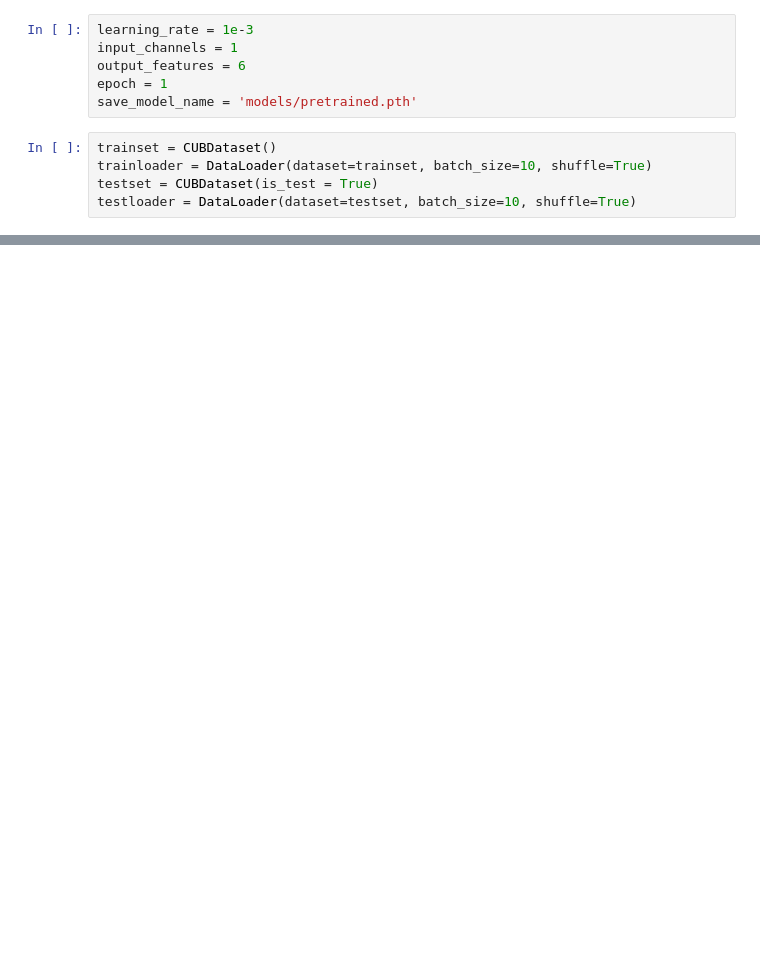
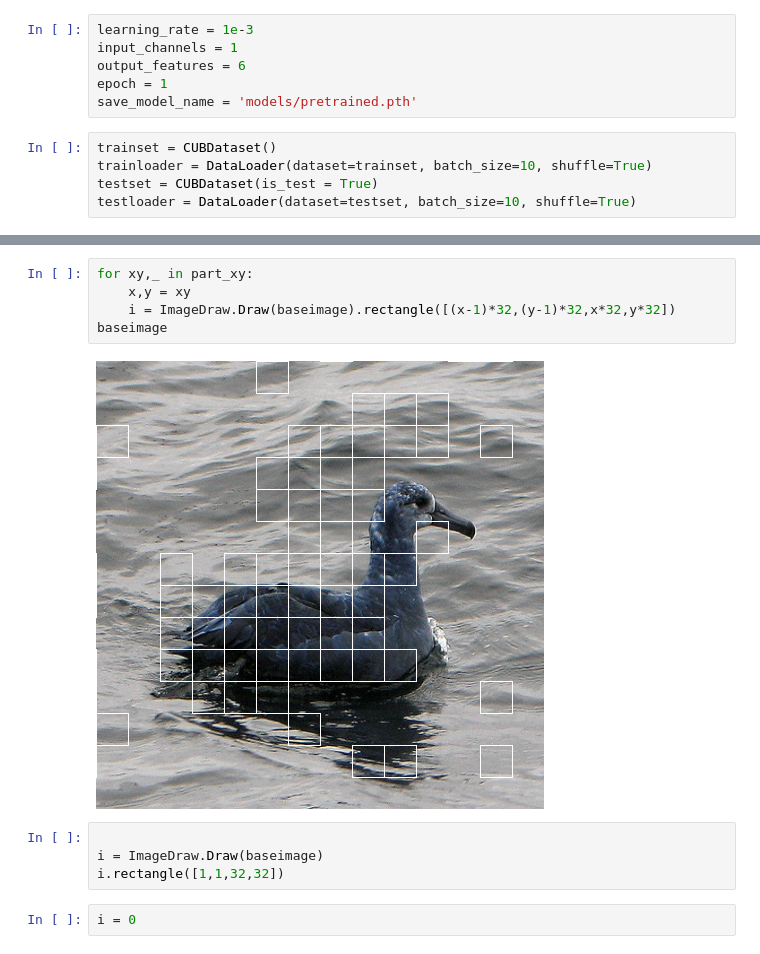
Before and after one commit to Vins1805/cnn-fine-grained-image-recognition, a Jupyter notebook: 1-pretrained-models.ipynb, the cells around one changed output, grey strips where cells are left out. Cells and saved outputs as stored; diff of their text form; blank space fills up the shorter version.

```diff
--- a/1-pretrained-models.ipynb
+++ b/1-pretrained-models.ipynb
@@ -101,0 +126,13 @@ torch.cuda.memory_summary(device=None, abbreviated=False)
+# %%
+for xy,_ in part_xy:
+    x,y = xy
+    i = ImageDraw.Draw(baseimage).rectangle([(x-1)*32,(y-1)*32,x*32,y*32])
+baseimage
+# %% [output]
+[figure, added]
+# %%
+
+i = ImageDraw.Draw(baseimage)
+i.rectangle([1,1,32,32])
+# %%
+i = 0
```
Also changed, not shown: parts of 45 cells of this notebook, 3 other files.
